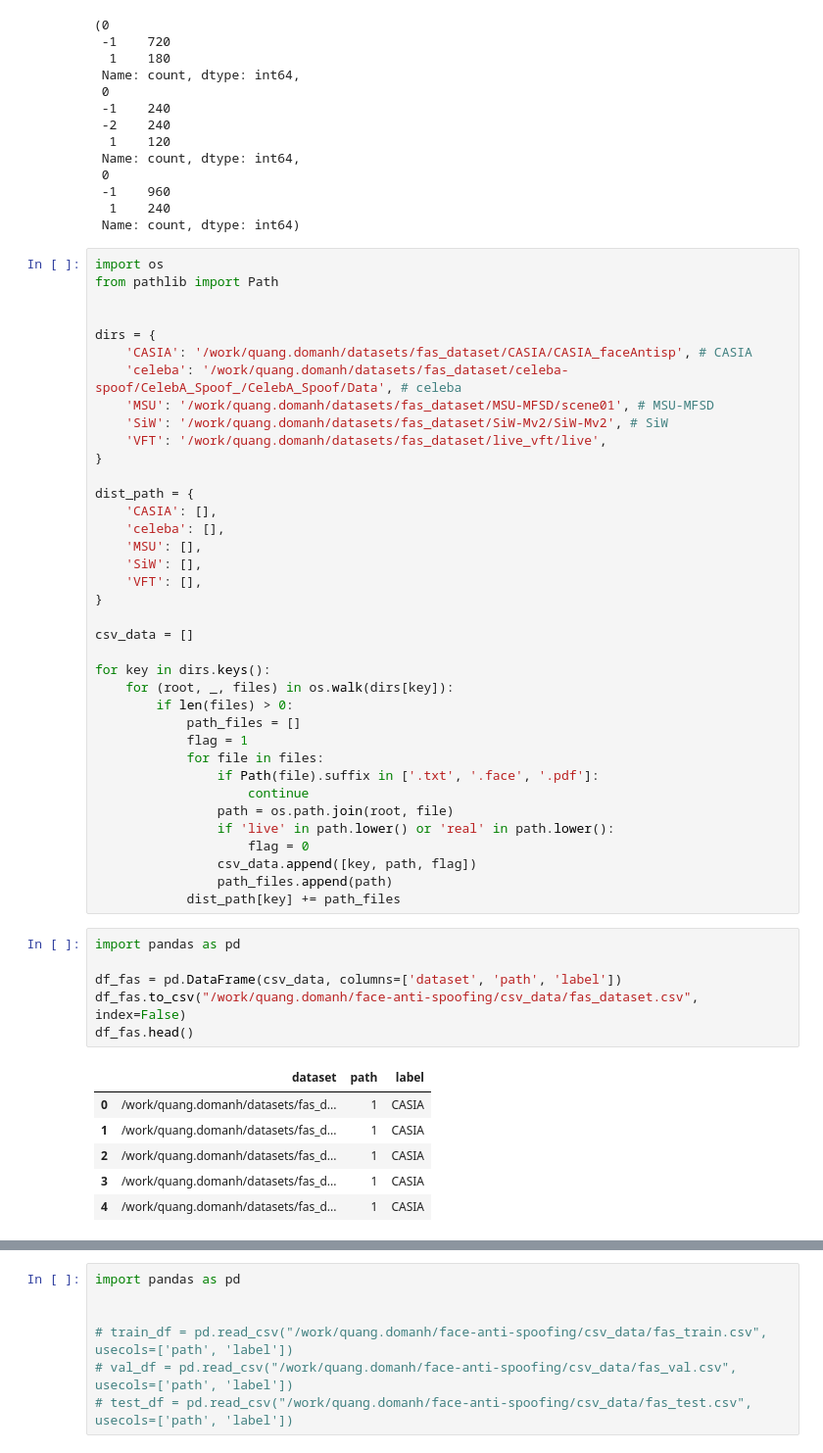
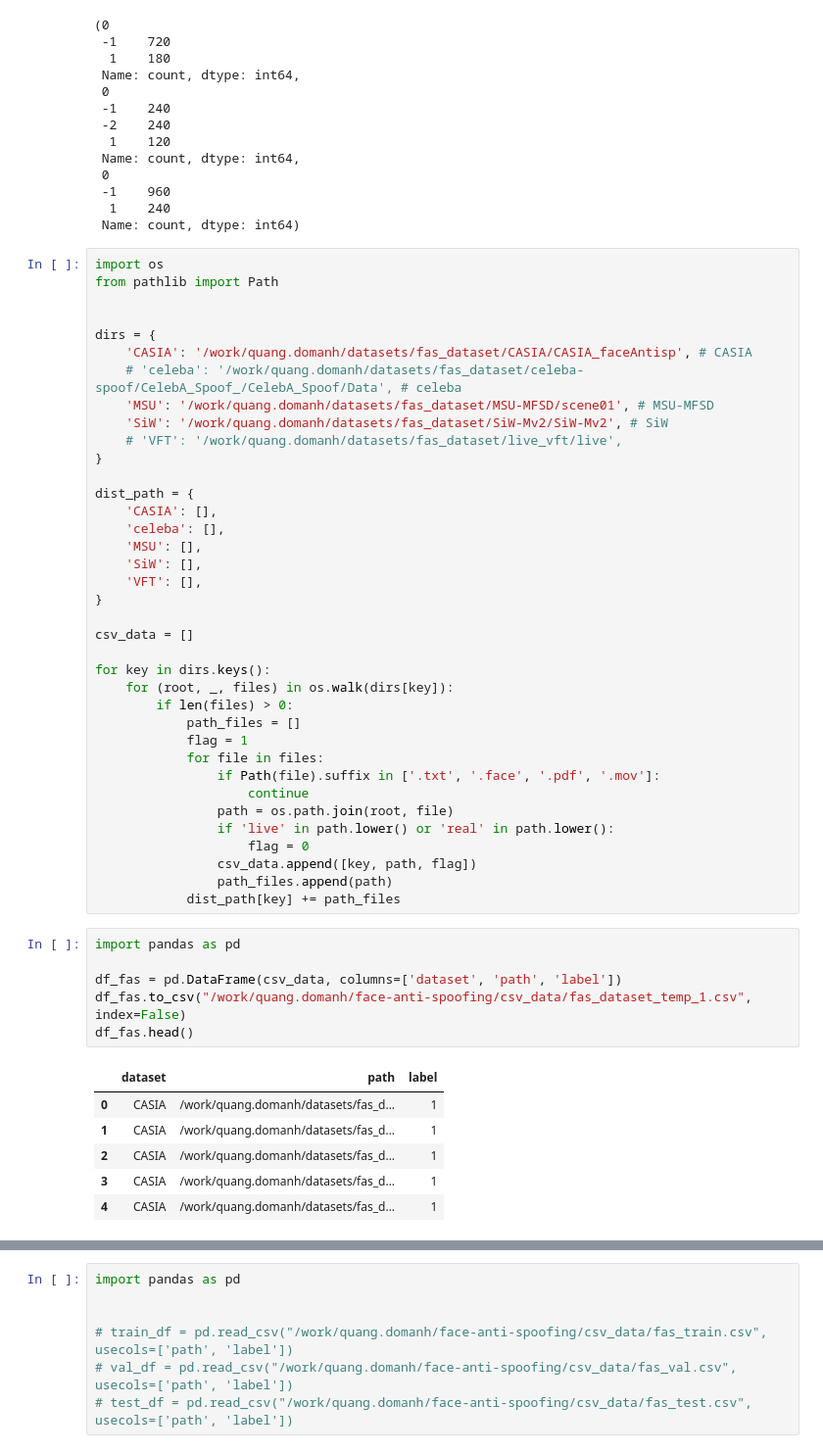
Before and after one commit to optivisionlab/face-anti-spoofing, a Jupyter notebook: AI_Problem_Vision_FAS.ipynb, the cells around one changed output, grey strips where cells are left out. Shown at 98% size. Drawn from its saved outputs; the diff is of its cells as text.

```diff
--- a/AI_Problem_Vision_FAS.ipynb
+++ b/AI_Problem_Vision_FAS.ipynb
@@ -43,10 +43,10 @@ from pathlib import Path
 
 dirs = {
     'CASIA': '/work/quang.domanh/datasets/fas_dataset/CASIA/CASIA_faceAntisp', # CASIA
-    'celeba': '/work/quang.domanh/datasets/fas_dataset/celeba-spoof/CelebA_Spoof_/CelebA_Spoof/Data', # celeba
+    # 'celeba': '/work/quang.domanh/datasets/fas_dataset/celeba-spoof/CelebA_Spoof_/CelebA_Spoof/Data', # celeba
     'MSU': '/work/quang.domanh/datasets/fas_dataset/MSU-MFSD/scene01', # MSU-MFSD
     'SiW': '/work/quang.domanh/datasets/fas_dataset/SiW-Mv2/SiW-Mv2', # SiW
-    'VFT': '/work/quang.domanh/datasets/fas_dataset/live_vft/live',
+    # 'VFT': '/work/quang.domanh/datasets/fas_dataset/live_vft/live',
 }
 
 dist_path = {
@@ -65,7 +65,7 @@ for key in dirs.keys():
             path_files = []
             flag = 1
             for file in files:
-                if Path(file).suffix in ['.txt', '.face', '.pdf']:
+                if Path(file).suffix in ['.txt', '.face', '.pdf', '.mov']:
                     continue
                 path = os.path.join(root, file)
                 if 'live' in path.lower() or 'real' in path.lower():
@@ -76,14 +76,14 @@ for key in dirs.keys():
 # %%
 import pandas as pd
 
 df_fas = pd.DataFrame(csv_data, columns=['dataset', 'path', 'label'])
-df_fas.to_csv("/work/quang.domanh/face-anti-spoofing/csv_data/fas_dataset.csv", index=False)
+df_fas.to_csv("/work/quang.domanh/face-anti-spoofing/csv_data/fas_dataset_temp_1.csv", index=False)
 df_fas.head()
 # %% [output]
 |  | dataset | path | label |
-| 0 | /work/quang.domanh/datasets/fas_d... | 1 | CASIA |
-| 1 | /work/quang.domanh/datasets/fas_d... | 1 | CASIA |
-| 2 | /work/quang.domanh/datasets/fas_d... | 1 | CASIA |
-| 3 | /work/quang.domanh/datasets/fas_d... | 1 | CASIA |
-| 4 | /work/quang.domanh/datasets/fas_d... | 1 | CASIA |
+| 0 | CASIA | /work/quang.domanh/datasets/fas_d... | 1 |
+| 1 | CASIA | /work/quang.domanh/datasets/fas_d... | 1 |
+| 2 | CASIA | /work/quang.domanh/datasets/fas_d... | 1 |
+| 3 | CASIA | /work/quang.domanh/datasets/fas_d... | 1 |
+| 4 | CASIA | /work/quang.domanh/datasets/fas_d... | 1 |
 # %%
```
Also changed, not shown: parts of 3 cells of this notebook, 1 other file.
